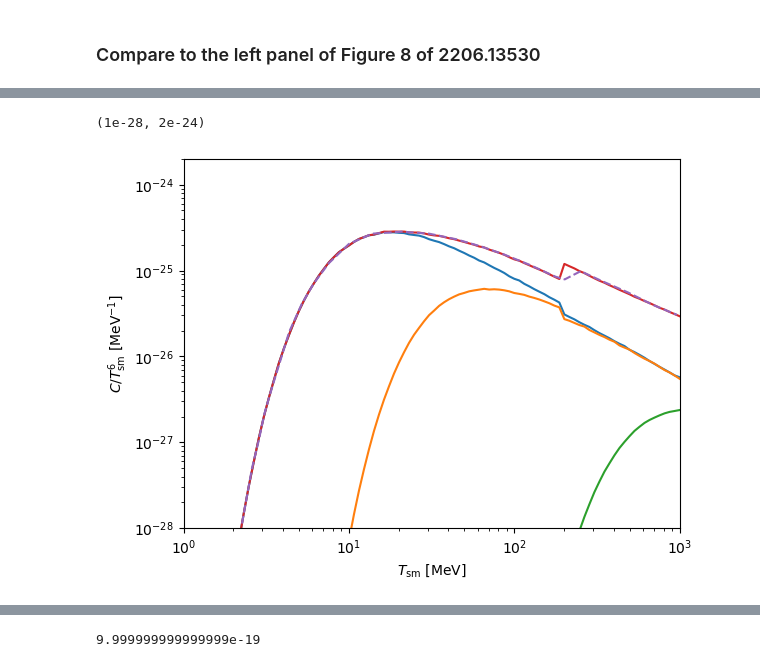
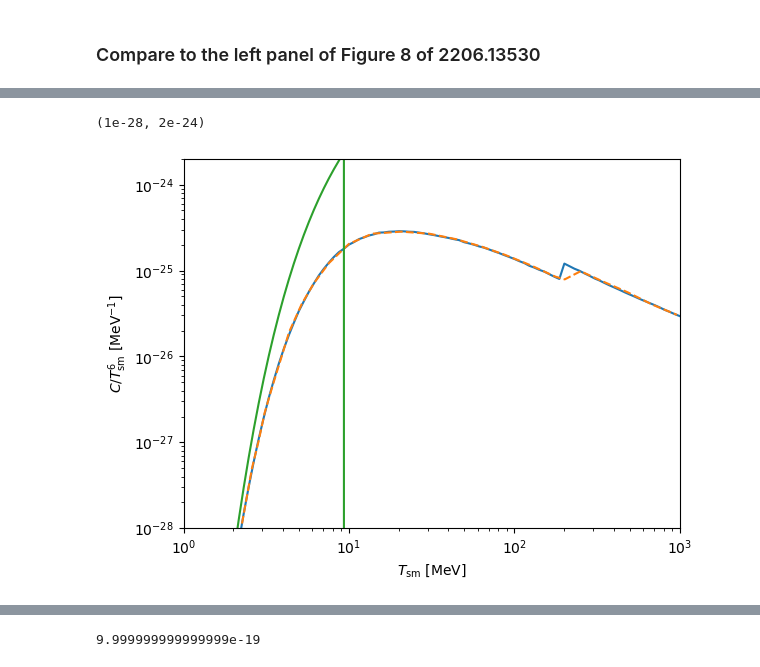
Before and after one commit to Duncan-Adams/mcp_boltzmann, a Jupyter notebook: notebooks/mcp_elastic_scatt.ipynb, the cells around one changed output, grey strips where cells are left out. Drawn from its saved outputs; the diff is of its cells as text; code cells hidden in the pictures.

```diff
--- a/notebooks/mcp_elastic_scatt.ipynb
+++ b/notebooks/mcp_elastic_scatt.ipynb
@@ -101,36 +101,36 @@ MCP_model_coulomb_tau.matrix_element_nml['c000'] = 4*m_tau**2*m_b**2
 # %%
 #assuming massless quarks
-MCP_model_coulomb_lq = ElasticCollisionIntegral(0.0, m_b, mgamma_thermal, zeta_a=1, zeta_b=1)
+MCP_model_coulomb_lq = ElasticCollisionIntegral(0.0, m_mcp, mgamma_thermal, zeta_a=1, zeta_b=1)
 MCP_model_coulomb_lq.matrix_element_nml['c222'] = 0.75
 MCP_model_coulomb_lq.matrix_element_nml['c002'] = 0.75
 MCP_model_coulomb_lq.matrix_element_nml['c202'] = -0.25
 MCP_model_coulomb_lq.matrix_element_nml['c022'] = -0.25
-MCP_model_coulomb_lq.matrix_element_nml['c001'] = m_b**2
-MCP_model_coulomb_lq.matrix_element_nml['c201'] = m_b**2
+MCP_model_coulomb_lq.matrix_element_nml['c001'] = m_mcp**2
+MCP_model_coulomb_lq.matrix_element_nml['c201'] = m_mcp**2
 MCP_model_coulomb_lq.matrix_element_nml['c021'] = 0
 MCP_model_coulomb_lq.matrix_element_nml['c000'] = 0
 
 m_s = 95
-MCP_model_coulomb_strange = ElasticCollisionIntegral(m_s, m_b, mgamma_thermal, zeta_a=1, zeta_b=1)
+MCP_model_coulomb_strange = ElasticCollisionIntegral(m_s, m_mcp, mgamma_thermal, zeta_a=1, zeta_b=1)
 MCP_model_coulomb_strange.matrix_element_nml['c222'] = 0.75
 MCP_model_coulomb_strange.matrix_element_nml['c002'] = 0.75
 MCP_model_coulomb_strange.matrix_element_nml['c202'] = -0.25
 MCP_model_coulomb_strange.matrix_element_nml['c022'] = -0.25
-MCP_model_coulomb_strange.matrix_element_nml['c001'] = m_b**2 + m_s**2
-MCP_model_coulomb_strange.matrix_element_nml['c201'] = m_b**2
+MCP_model_coulomb_strange.matrix_element_nml['c001'] = m_mcp**2 + m_s**2
+MCP_model_coulomb_strange.matrix_element_nml['c201'] = m_mcp**2
 MCP_model_coulomb_strange.matrix_element_nml['c021'] = m_s**2
-MCP_model_coulomb_strange.matrix_element_nml['c000'] = 4*m_s**2*m_b**2
+MCP_model_coulomb_strange.matrix_element_nml['c000'] = 4*m_s**2*m_mcp**2
 
 m_c = 1270
-MCP_model_coulomb_charm = ElasticCollisionIntegral(m_c, m_b, mgamma_thermal, zeta_a=1, zeta_b=1)
+MCP_model_coulomb_charm = ElasticCollisionIntegral(m_c, m_mcp, mgamma_thermal, zeta_a=1, zeta_b=1)
 MCP_model_coulomb_charm.matrix_element_nml['c222'] = 0.75
 MCP_model_coulomb_charm.matrix_element_nml['c002'] = 0.75
 MCP_model_coulomb_charm.matrix_element_nml['c202'] = -0.25
 MCP_model_coulomb_charm.matrix_element_nml['c022'] = -0.25
-MCP_model_coulomb_charm.matrix_element_nml['c001'] = m_b**2 + m_c**2
-MCP_model_coulomb_charm.matrix_element_nml['c201'] = m_b**2
+MCP_model_coulomb_charm.matrix_element_nml['c001'] = m_mcp**2 + m_c**2
+MCP_model_coulomb_charm.matrix_element_nml['c201'] = m_mcp**2
 MCP_model_coulomb_charm.matrix_element_nml['c021'] = m_c**2
-MCP_model_coulomb_charm.matrix_element_nml['c000'] = 4*m_c**2*m_b**2
+MCP_model_coulomb_charm.matrix_element_nml['c000'] = 4*m_c**2*m_mcp**2
 # %%
 T_a_over_m_b_range = np.geomspace(1e-1, 1e2, 20)
 
@@ -219,3 +225,11 @@ for (i, T) in enumerate(T_range):
+# %%
+from mcp_boltzmann.distributions import rho_gam, nDM_FD
+
+def C_thompson(T_sm, T_ds, m_mcp, Q, edark):
+    c2_theta_w = 0.77661
+    alpha_dark = edark**2/(4*np.pi)
+    sigma_DT = (8*np.pi/3)*(alpha_dark/m_mcp)**2
+    return 12*(Q**2/c2_theta_w**2)*sigma_DT*nDM_FD(T_ds, np.zeros_like(T_ds), m_mcp)*(rho_gam(T_sm) - rho_gam(T_ds))
 # %%
 shelton_f8_035 = load_csv('../input/fig/2206.13530_fig8_left_035.csv')
 shelton_f8_080 = load_csv('../input/fig/Ths_08Tsm.csv')
@@ -222,28 +260,31 @@ shelton_f8_080 = load_csv('../input/fig/Ths_08Tsm.csv')
 # %%
 LQCD = 200
 qed = 4*pref*(res+res_mu+res_tau)/T_range**6
 qcd = 3*np.heaviside(T_range - LQCD, 0)*(
     4*pref_lq*(res_lq)/T_range**6
   + 4*pref_strange*res_strange/T_range**6
   + 4*pref_charm*res_charm/T_range**6
 )
+eprime = 0.3
 
-plt.plot(T_range, 4*pref*(res)/T_range**6)
-plt.plot(T_range, 4*pref*(res_mu)/T_range**6)
-plt.plot(T_range, 4*pref*(res_tau)/T_range**6)
+dark_thomspon = C_thompson(T_range, T_ratio*T_range, m_mcp, Q, eprime)*np.heaviside(m_mcp - T_range, 0)
+
+
+
 
 # plt.plot(T_range, qcd, linestyle='none', marker='o')
 plt.plot(T_range, qed + qcd)
 plt.plot(*shelton_f8_035, linestyle='dashed')
+plt.plot(T_range, dark_thomspon/T_range**6,)
 # plt.plot(*shelton_f8_080, linestyle='dashed')
 plt.yscale('log')
 plt.xscale('log')
 
 plt.xlabel(r'$T_{\rm sm}$ [MeV]')
 plt.ylabel(r'$C/T^6_{\rm sm}$ [MeV$^{-1}$]')
 
 plt.xlim(1, 1e3)
 plt.ylim(1e-28, 2e-24)
 # %% [output]
 (1e-28, 2e-24)
-[figure, old version]
+[figure, new version]
```
Also changed, not shown: parts of 12 cells of this notebook, 15 other files.
